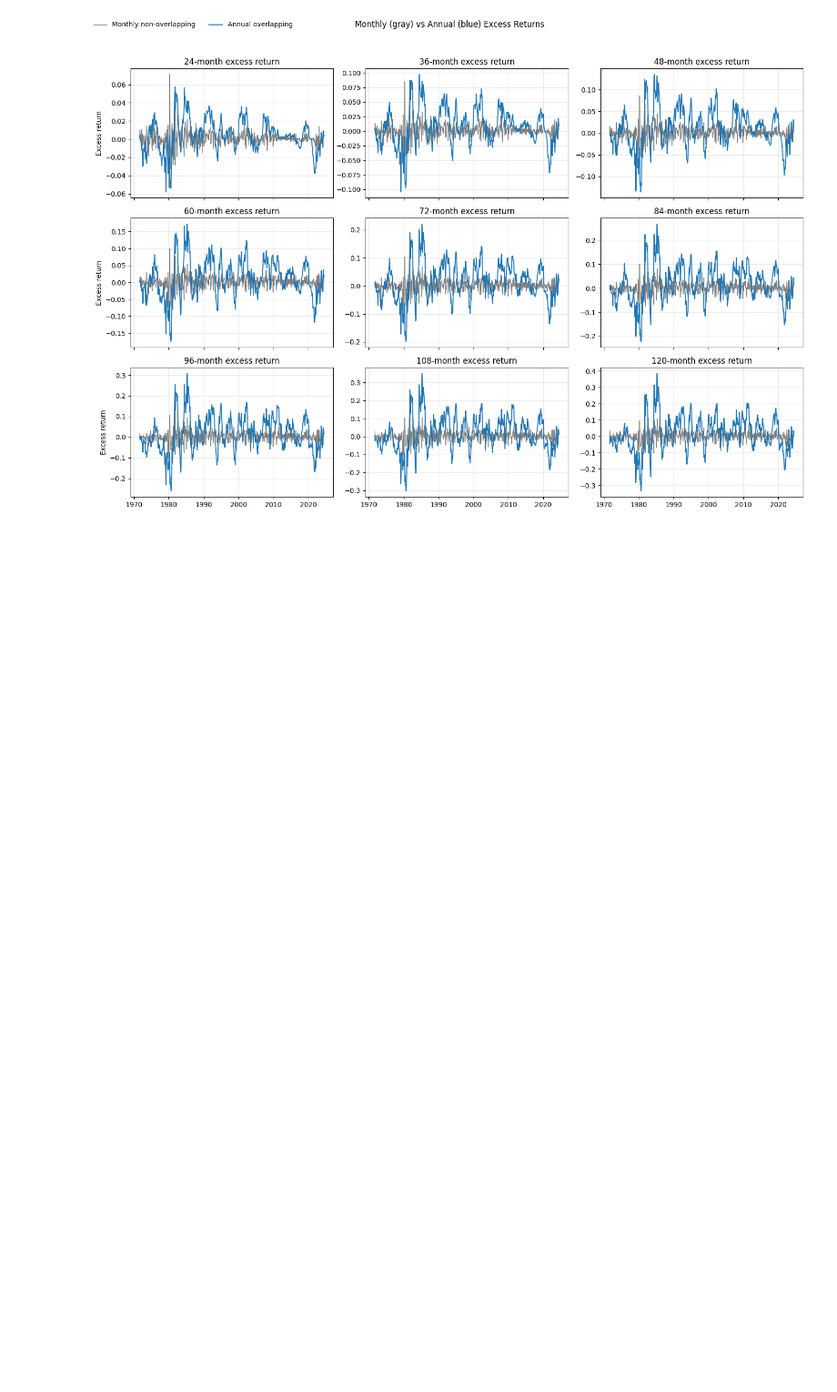
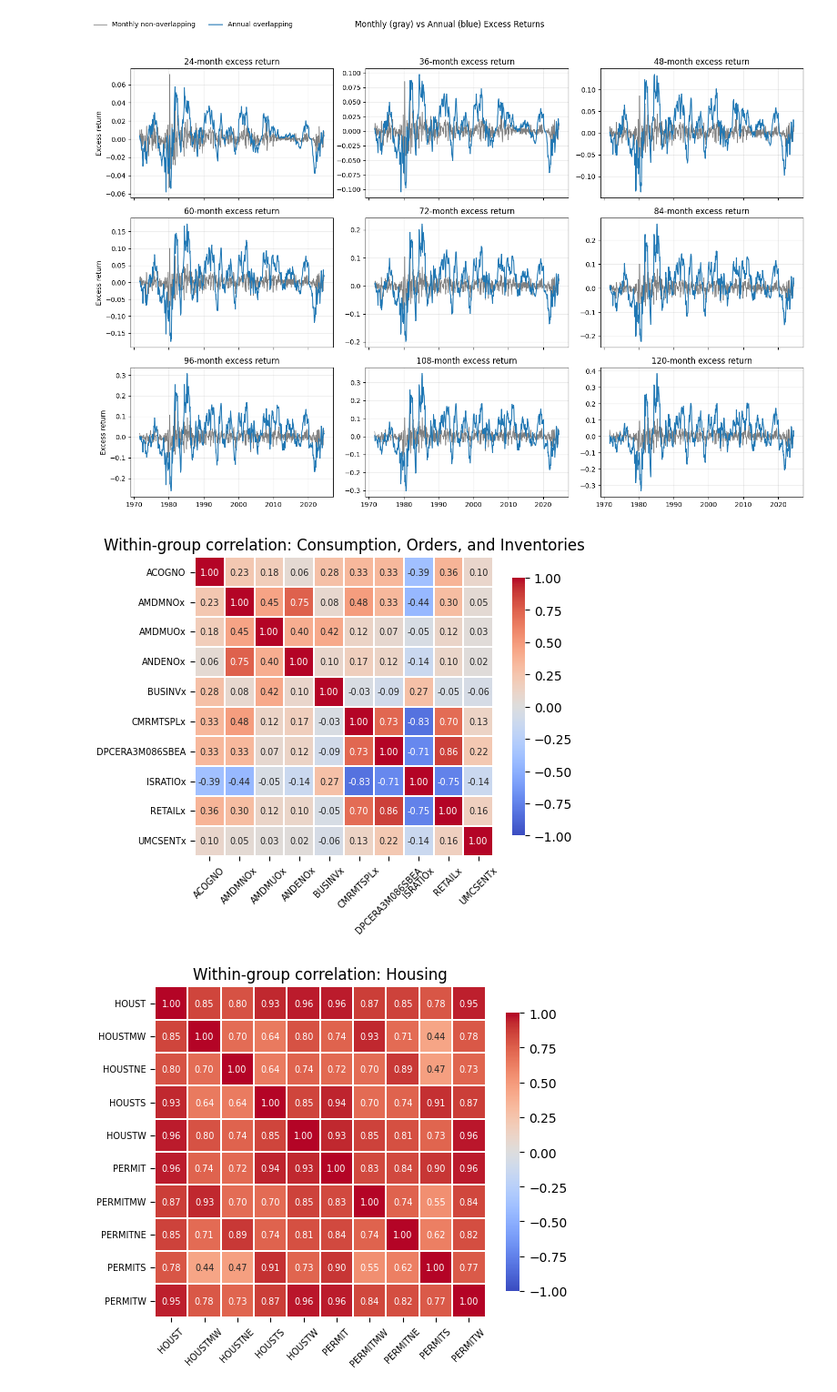
Before and after one commit to myliusen/TIO4900-Replication, a Jupyter notebook: notebooks/eda.ipynb, the cells around one changed output. Shown at 91% size. Cells and saved outputs as stored; diff of their text form; code cells hidden in the pictures; blank space fills up the shorter version.

```diff
--- a/notebooks/eda.ipynb
+++ b/notebooks/eda.ipynb
@@ -167,3 +167,42 @@ plt.tight_layout()
 plt.show()
 # %% [output]
 [figure]
+# %%
+import numpy as np
+import pandas as pd
+import matplotlib.pyplot as plt
+
+fred = X["fred"].copy()
+group_level = 0
+
+# Standardize each series
+fred_std = fred.copy()
+for g in fred.columns.get_level_values(group_level).unique():
+    cols = fred.columns[fred.columns.get_level_values(group_level) == g]
+    block = fred.loc[:, cols]
+    mu = block.mean(axis=0)
+    sd = block.std(axis=0, ddof=0).replace(0, np.nan)
+    fred_std.loc[:, cols] = (block - mu) / sd
+fred_std = fred_std.fillna(0.0)
+
+groups = fred_std.columns.get_level_values(group_level).unique()
+
+for g in groups:
+    block = fred_std.loc[:, fred_std.columns.get_level_values(group_level) == g]
+    # Drop the group level so series names are readable
+    block.columns = block.columns.droplevel(group_level)
+    corr = block.corr()
+
+    n = len(corr)
+    fig, ax = plt.subplots(figsize=(max(4, n * 0.55), max(3, n * 0.5)))
+    sns.heatmap(corr, ax=ax, cmap='coolwarm', vmin=-1, vmax=1,
+                annot=n <= 20, fmt=".2f", annot_kws={"size": 7},
+                linewidths=0.3, square=True, cbar_kws={"shrink": 0.7})
+    ax.set_title(f"Within-group correlation: {g}", fontsize=12)
+    ax.tick_params(axis='x', rotation=45, labelsize=7)
+    ax.tick_params(axis='y', rotation=0, labelsize=7)
+    plt.tight_layout()
+    plt.show()
+# %% [output]
+[figure, added]
+[figure, added]
```
Also changed, not shown: parts of 1 cell of this notebook.
